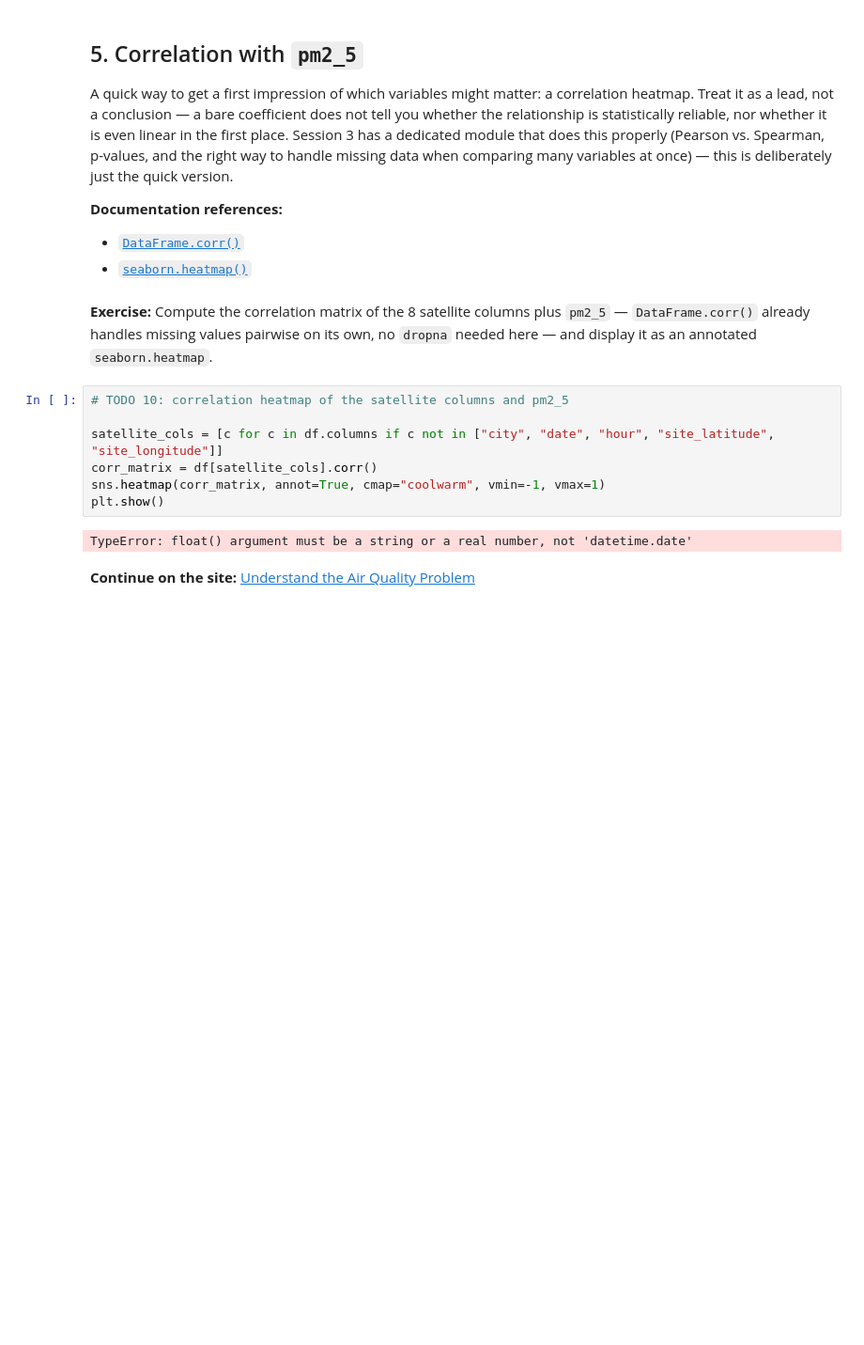
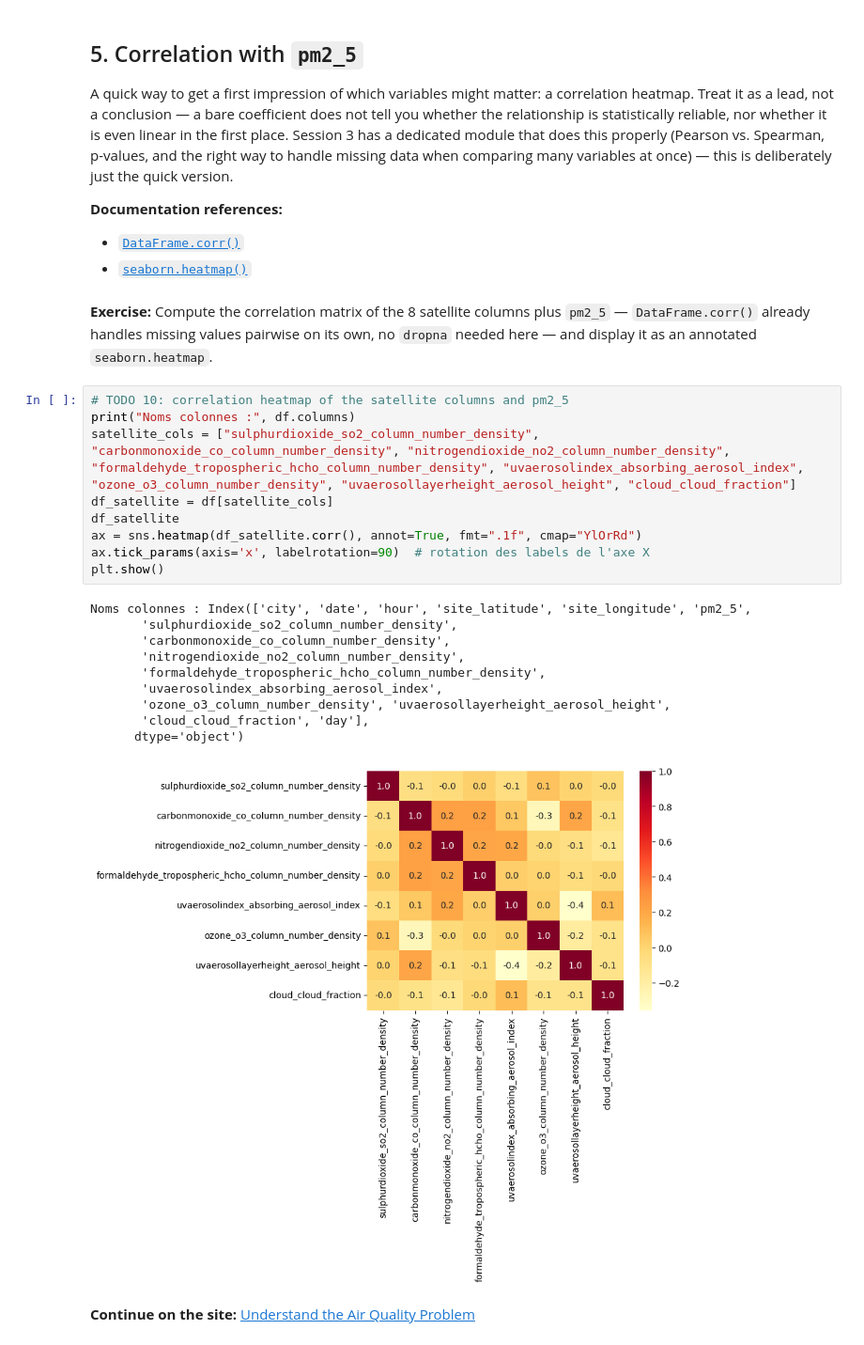
Before and after one commit to AlexisClaude/air_quality, a Jupyter notebook: notebooks/session2/01_discovery.ipynb, the cells around one changed output. Shown at 94% size. Drawn from its saved outputs; the diff is of its cells as text; blank space fills up the shorter version.

```diff
--- a/notebooks/session2/01_discovery.ipynb
+++ b/notebooks/session2/01_discovery.ipynb
@@ -245,12 +256,23 @@ A quick way to get a first impression of which variables might matter: a correla
 **Exercise:** Compute the correlation matrix of the 8 satellite columns plus `pm2_5` — `DataFrame.corr()` already handles missing values pairwise on its own, no `dropna` needed here — and display it as an annotated `seaborn.heatmap`.
 # %%
 # TODO 10: correlation heatmap of the satellite columns and pm2_5
-
-satellite_cols = [c for c in df.columns if c not in ["city", "date", "hour", "site_latitude", "site_longitude"]]
-corr_matrix = df[satellite_cols].corr()
-sns.heatmap(corr_matrix, annot=True, cmap="coolwarm", vmin=-1, vmax=1)
+print("Noms colonnes :", df.columns)
+satellite_cols = ["sulphurdioxide_so2_column_number_density", "carbonmonoxide_co_column_number_density", "nitrogendioxide_no2_column_number_density", "formaldehyde_tropospheric_hcho_column_number_density", "uvaerosolindex_absorbing_aerosol_index", "ozone_o3_column_number_density", "uvaerosollayerheight_aerosol_height", "cloud_cloud_fraction"]
+df_satellite = df[satellite_cols]
+df_satellite
+ax = sns.heatmap(df_satellite.corr(), annot=True, fmt=".1f", cmap="YlOrRd")
+ax.tick_params(axis='x', labelrotation=90)  # rotation des labels de l'axe X
 plt.show()
 # %% [output]
-TypeError: float() argument must be a string or a real number, not 'datetime.date'
+Noms colonnes : Index(['city', 'date', 'hour', 'site_latitude', 'site_longitude', 'pm2_5',
+       'sulphurdioxide_so2_column_number_density',
+       'carbonmonoxide_co_column_number_density',
+       'nitrogendioxide_no2_column_number_density',
+       'formaldehyde_tropospheric_hcho_column_number_density',
+       'uvaerosolindex_absorbing_aerosol_index',
+       'ozone_o3_column_number_density', 'uvaerosollayerheight_aerosol_height',
+       'cloud_cloud_fraction', 'day'],
+      dtype='object')
+[figure, added]
 # %% [markdown]
 **Continue on the site:** [Understand the Air Quality Problem](https://hub.imt-atlantique.fr/datascience-toolkit/session2/practical_1/)
```
Also changed, not shown: parts of 2 cells of this notebook.
